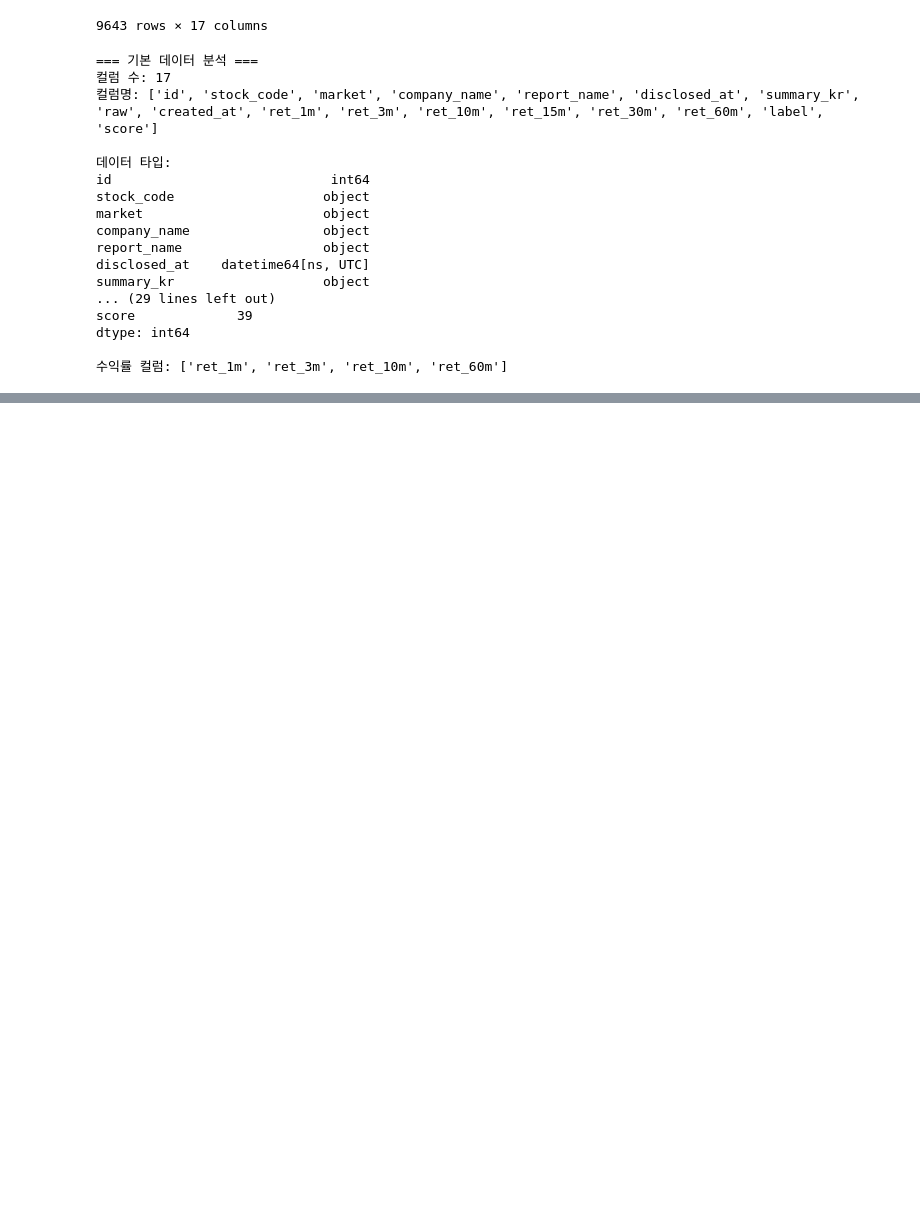
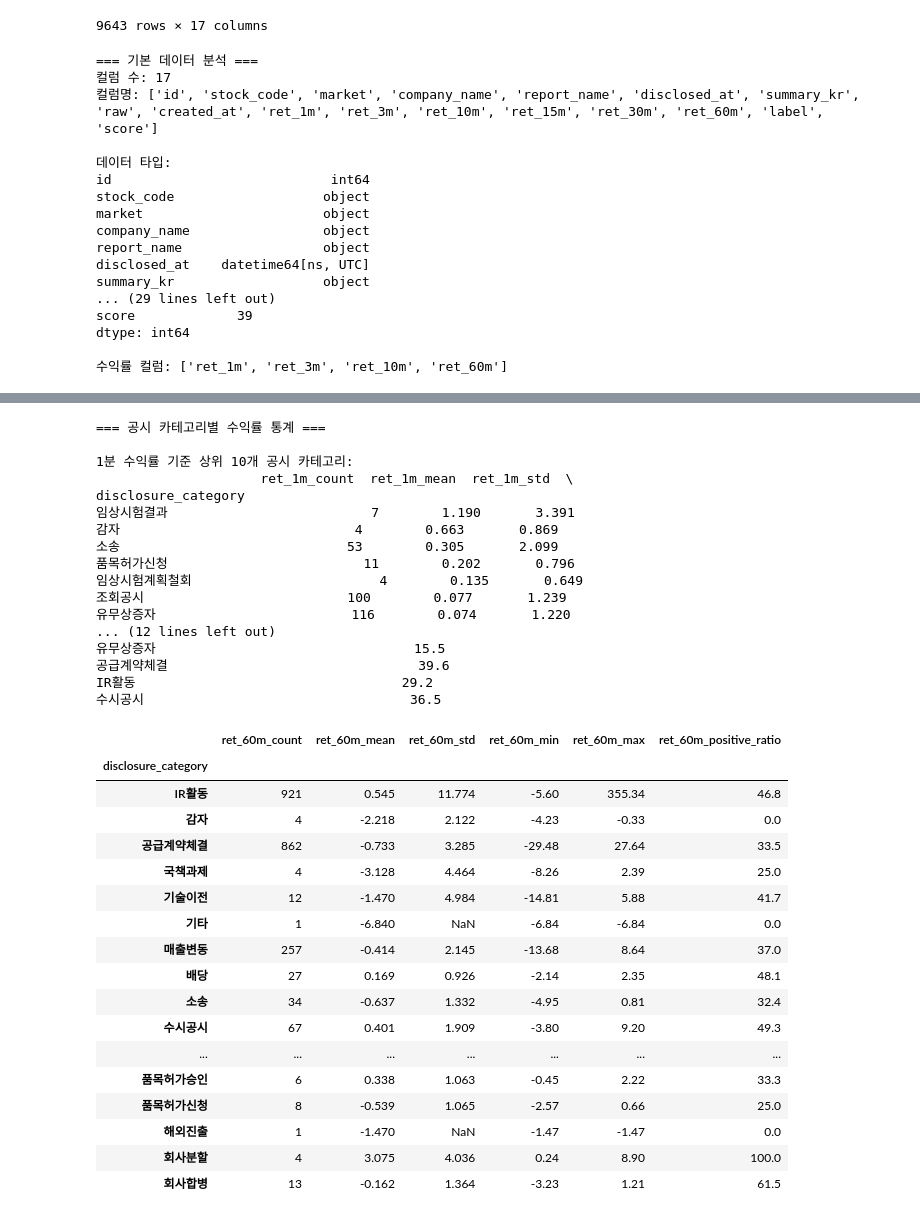
Before and after one commit to antaechan/dart-sentiment-analysis, a Jupyter notebook: analysis/eda.ipynb, the cells around one changed output, grey strips where cells are left out. Drawn from its saved outputs; the diff is of its cells as text; code cells hidden in the pictures; blank space fills up the shorter version.

```diff
--- a/analysis/eda.ipynb
+++ b/analysis/eda.ipynb
@@ -249,0 +363,38 @@ IR활동: 1142건 -> IR활동.csv
+# %%
+calculate_return_statistics_by_category(df_with_returns, ret_columns)[["ret_60m_count", "ret_60m_mean", "ret_60m_std", "ret_60m_min", "ret_60m_max", "ret_60m_positive_ratio"]]
+# %% [output]
+=== 공시 카테고리별 수익률 통계 ===
+
+1분 수익률 기준 상위 10개 공시 카테고리:
+                     ret_1m_count  ret_1m_mean  ret_1m_std  \
+disclosure_category
+임상시험결과                          7        1.190       3.391
+감자                              4        0.663       0.869
+소송                             53        0.305       2.099
+품목허가신청                         11        0.202       0.796
+임상시험계획철회                        4        0.135       0.649
+조회공시                          100        0.077       1.239
+유무상증자                         116        0.074       1.220
+... (12 lines left out)
+유무상증자                                 15.5
+공급계약체결                                39.6
+IR활동                                  29.2
+수시공시                                  36.5
+|  | ret_60m_count | ret_60m_mean | ret_60m_std | ret_60m_min | ret_60m_max | ret_60m_positive_ratio |
+| disclosure_category |  |  |  |  |  |  |
+| IR활동 | 921 | 0.545 | 11.774 | -5.60 | 355.34 | 46.8 |
+| 감자 | 4 | -2.218 | 2.122 | -4.23 | -0.33 | 0.0 |
+| 공급계약체결 | 862 | -0.733 | 3.285 | -29.48 | 27.64 | 33.5 |
+| 국책과제 | 4 | -3.128 | 4.464 | -8.26 | 2.39 | 25.0 |
+| 기술이전 | 12 | -1.470 | 4.984 | -14.81 | 5.88 | 41.7 |
+| 기타 | 1 | -6.840 | NaN | -6.84 | -6.84 | 0.0 |
+| 매출변동 | 257 | -0.414 | 2.145 | -13.68 | 8.64 | 37.0 |
+| 배당 | 27 | 0.169 | 0.926 | -2.14 | 2.35 | 48.1 |
+| 소송 | 34 | -0.637 | 1.332 | -4.95 | 0.81 | 32.4 |
+| 수시공시 | 67 | 0.401 | 1.909 | -3.80 | 9.20 | 49.3 |
+| ... | ... | ... | ... | ... | ... | ... |
+| 품목허가승인 | 6 | 0.338 | 1.063 | -0.45 | 2.22 | 33.3 |
+| 품목허가신청 | 8 | -0.539 | 1.065 | -2.57 | 0.66 | 25.0 |
+| 해외진출 | 1 | -1.470 | NaN | -1.47 | -1.47 | 0.0 |
+| 회사분할 | 4 | 3.075 | 4.036 | 0.24 | 8.90 | 100.0 |
+| 회사합병 | 13 | -0.162 | 1.364 | -3.23 | 1.21 | 61.5 |
```
Also changed, not shown: parts of 5 cells of this notebook, 1 other file.
